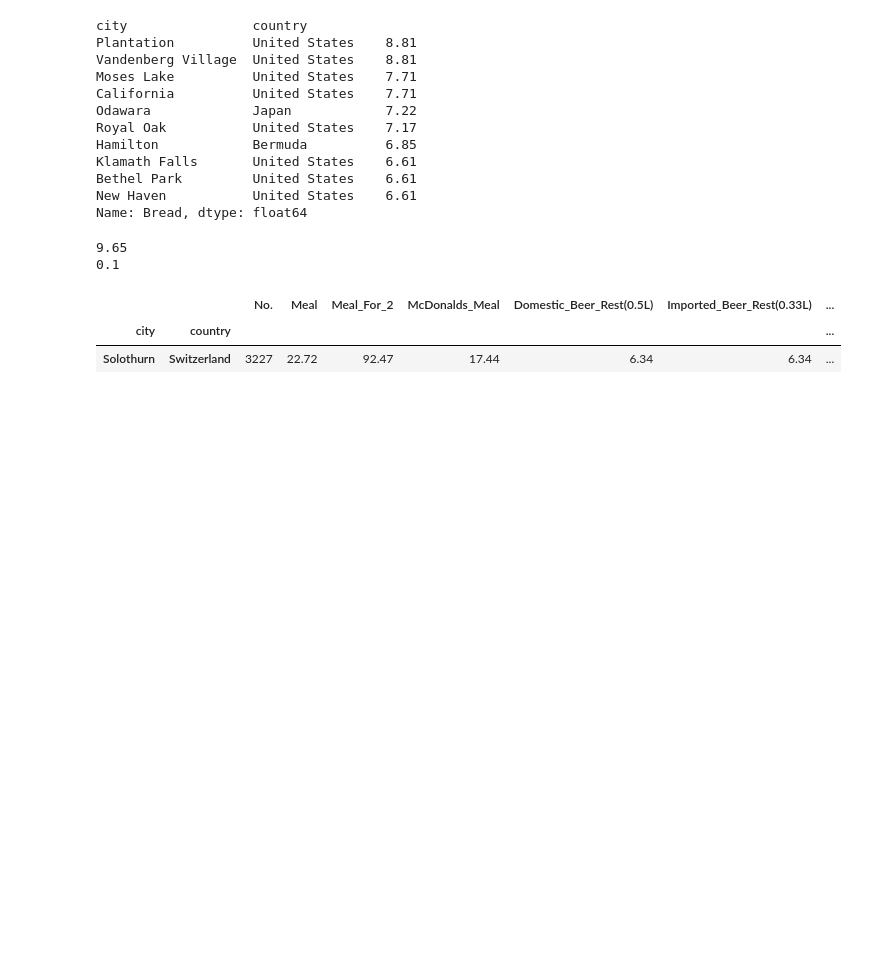
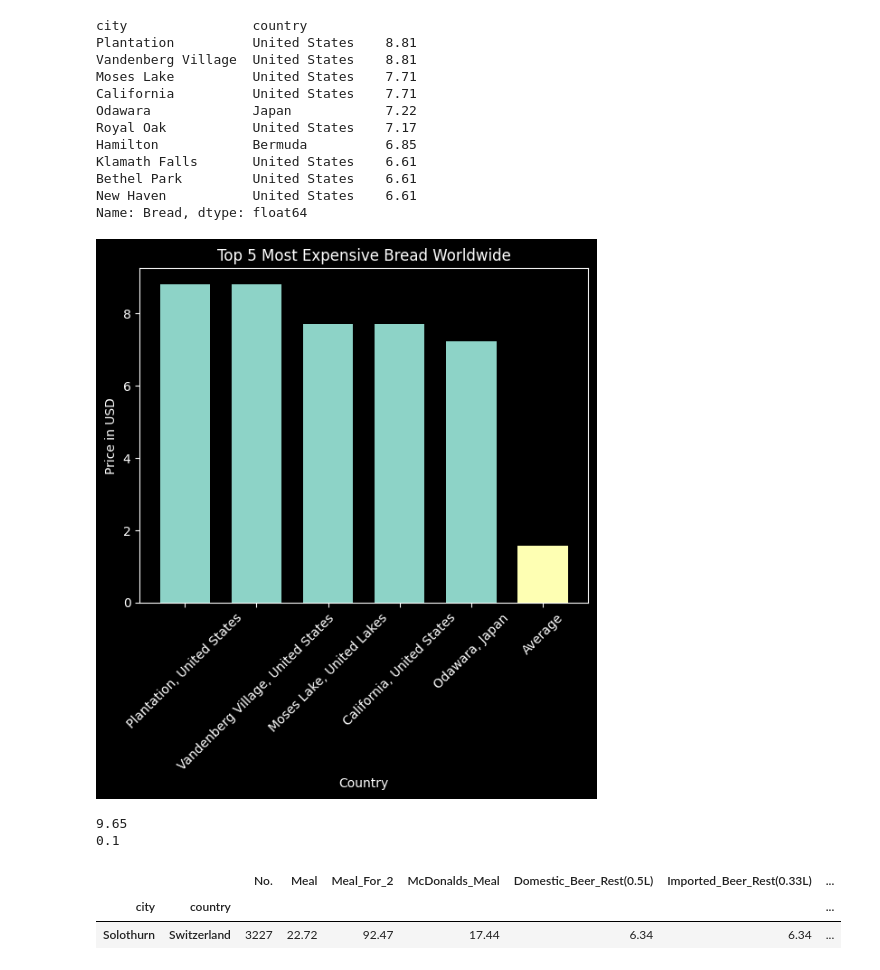
Before and after one commit to philiprobertovich/team-week-project, a Jupyter notebook: phil-project.ipynb, the cells around one changed output. Cells and saved outputs as stored; diff of their text form; code cells hidden in the pictures; blank space fills up the shorter version.

```diff
--- a/phil-project.ipynb
+++ b/phil-project.ipynb
@@ -867,6 +897,28 @@ Klamath Falls       United States    6.61
 Bethel Park         United States    6.61
 New Haven           United States    6.61
 Name: Bread, dtype: float64
+# %%
+most_bread_values = [8.81, 8.81, 7.71, 7.71, 7.22]
+most_bread_locations = ['Plantation, United States', 'Vandenberg Village, United States', 'Moses Lake, United Lakes', 'California, United States', 'Odawara, Japan']
+# %%
+# Create bar graph
+plt.style.use('dark_background')
+
+plt.title('Top 5 Most Expensive Bread Worldwide')
+
+bar_width = 0.7
+
+plt.bar(most_bread_locations, most_bread_values, width=bar_width)
+plt.bar('Average', bread_average, width=bar_width)
+plt.xticks(rotation=45)
+
+
+plt.xlabel('Country')
+plt.ylabel('Price in USD')
+
+plt.show()
+# %% [output]
+[figure, added]
 # %%
 # Find max and min values in eggs column
 max_eggs = cost_of_living.Eggs.max()
```
Also changed, not shown: parts of 3 cells of this notebook.
